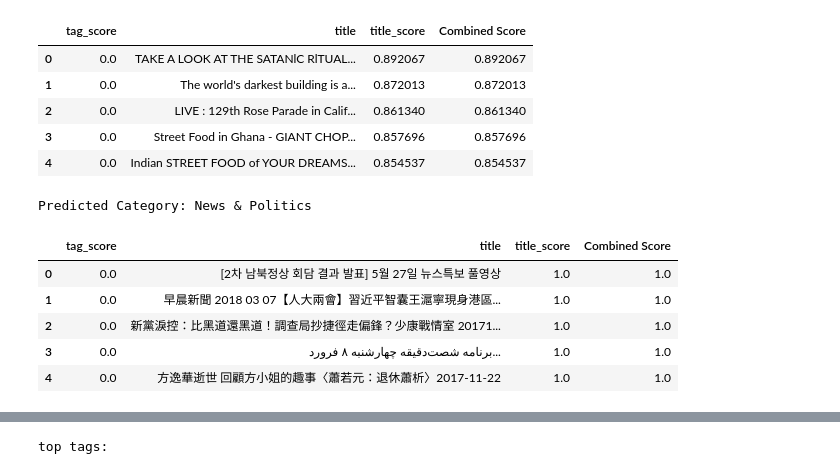
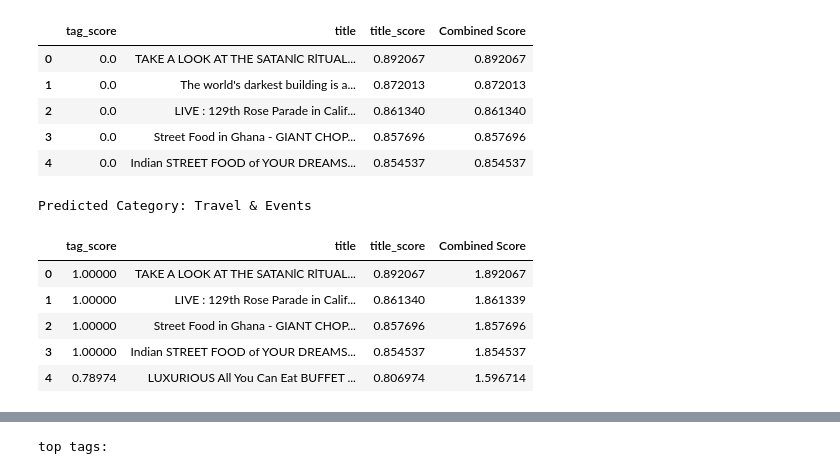
Before and after one commit to annyoo96/YoutubeTrendingClassifier, a Jupyter notebook: YoutubeReccomenderSystemFINAL.ipynb, the cells around one changed output, grey strips where cells are left out. Saved outputs shown, nothing was run; the diff lists cells and outputs as text; code cells hidden in the pictures.

```diff
--- a/YoutubeReccomenderSystemFINAL.ipynb
+++ b/YoutubeReccomenderSystemFINAL.ipynb
@@ -607,23 +607,23 @@ Predicted Category: Travel & Events
 | 2 | 0.0 | LIVE : 129th Rose Parade in Calif... | 0.861340 | 0.861340 |
 | 3 | 0.0 | Street Food in Ghana - GIANT CHOP... | 0.857696 | 0.857696 |
 | 4 | 0.0 | Indian STREET FOOD of YOUR DREAMS... | 0.854537 | 0.854537 |
-# %%
-# https://www.youtube.com/watch?v=sfv1QaRzJg8
-# Category: Entertainment
-# Tags: None
-# Title: I Ordered Pizza And Tipped The House
-
-title = "I Ordered Pizza And Tipped The House"
-tags = []
-make_recommendations(title, get_gensim_sim, 5, tags)
-# %% [output]
-Predicted Category: News & Politics
-|  | tag_score | title | title_score | Combined Score |
-| 0 | 0.0 | [2차 남북정상 회담 결과 발표] 5월 27일 뉴스특보 풀영상 | 1.0 | 1.0 |
-| 1 | 0.0 | 早晨新聞 2018 03 07【人大兩會】習近平智囊王滬寧現身港區... | 1.0 | 1.0 |
-| 2 | 0.0 | 新黨淚控：比黑道還黑道！調查局抄捷徑走偏鋒？少康戰情室 20171... | 1.0 | 1.0 |
-| 3 | 0.0 | برنامه شصت‌دقیقه چهارشنبه ۸ فرورد... | 1.0 | 1.0 |
-| 4 | 0.0 | 方逸華逝世 回顧方小姐的趣事〈蕭若元：退休蕭析〉2017-11-22 | 1.0 | 1.0 |
+# %%
+# https://www.youtube.com/watch?v=Ufye3xSjcqM
+# Category: Travel & Events
+# Tags: #Singapore #buffet #luxury
+# Title: BEST LUXURY BUFFET in Singapore!? Colony Buffet Review at Ritz Carlton
+
+title = "BEST LUXURY BUFFET in Singapore!? Colony Buffet Review at Ritz Carlton"
+tags = ["Singapore", "buffet", "luxury"]
+make_recommendations(title, get_gensim_sim, get_gensim_sim_list, 5, tags)
+# %% [output]
+Predicted Category: Travel & Events
+|  | tag_score | title | title_score | Combined Score |
+| 0 | 1.00000 | TAKE A LOOK AT THE SATANlC RlTUAL... | 0.892067 | 1.892067 |
+| 1 | 1.00000 | LIVE : 129th Rose Parade in Calif... | 0.861340 | 1.861339 |
+| 2 | 1.00000 | Street Food in Ghana - GIANT CHOP... | 0.857696 | 1.857696 |
+| 3 | 1.00000 | Indian STREET FOOD of YOUR DREAMS... | 0.854537 | 1.854537 |
+| 4 | 0.78974 | LUXURIOUS All You Can Eat BUFFET ... | 0.806974 | 1.596714 |
 # %%
 # https://www.youtube.com/watch?v=ahZFCF--uRY
 # Category: Entertainment
```
Also changed, not shown: parts of 10 cells of this notebook.
